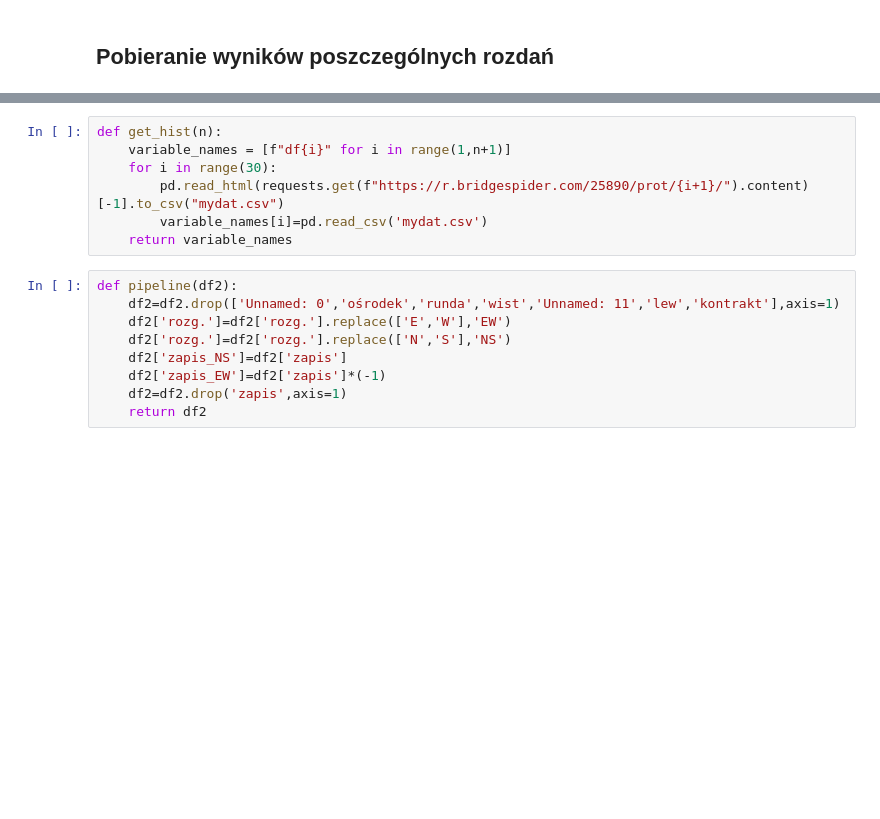
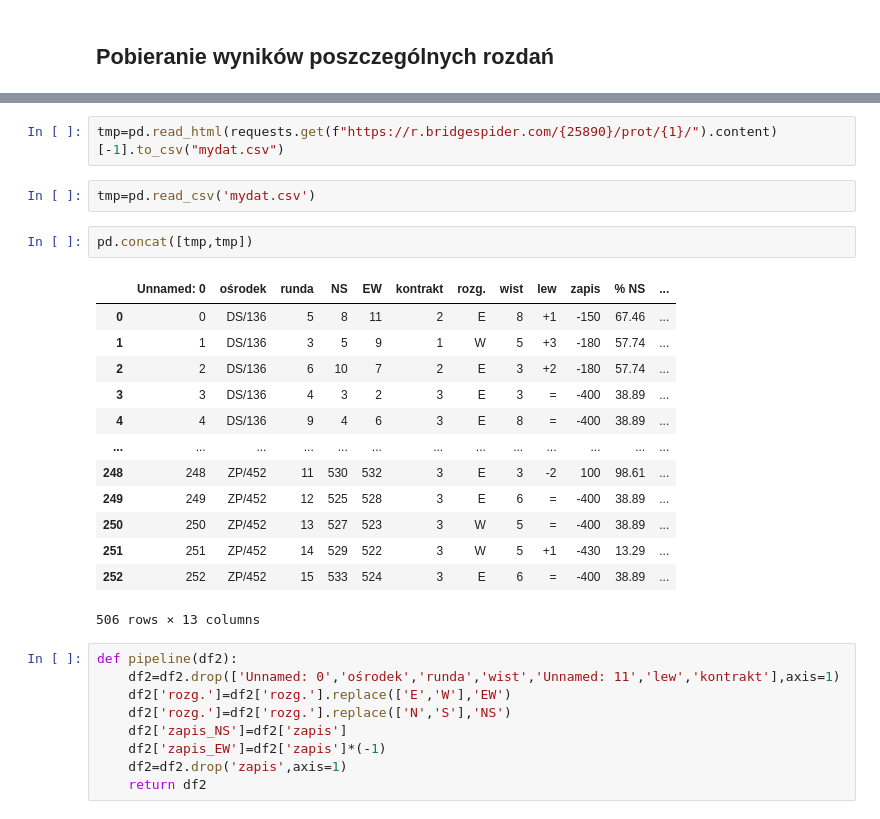
Before and after one commit to pokonek/BridgeApp, a Jupyter notebook: Web scrapping.ipynb, the cells around one changed output, grey strips where cells are left out. Saved outputs shown, nothing was run; the diff lists cells and outputs as text; blank space fills up the shorter version.

```diff
--- a/Web scrapping.ipynb
+++ b/Web scrapping.ipynb
@@ -36,10 +50,23 @@ def regex_trans_scores(df):
 # %%
-def get_hist(n):
-    variable_names = [f"df{i}" for i in range(1,n+1)]
-    for i in range(30):
-        pd.read_html(requests.get(f"https://r.bridgespider.com/25890/prot/{i+1}/").content)[-1].to_csv("mydat.csv")
-        variable_names[i]=pd.read_csv('mydat.csv')
-    return variable_names
+tmp=pd.read_html(requests.get(f"https://r.bridgespider.com/{25890}/prot/{1}/").content)[-1].to_csv("mydat.csv")
+# %%
+tmp=pd.read_csv('mydat.csv')
+# %%
+pd.concat([tmp,tmp])
+# %% [output]
+|  | Unnamed: 0 | ośrodek | runda | NS | EW | kontrakt | rozg. | wist | lew | zapis | % NS | ... |
+| 0 | 0 | DS/136 | 5 | 8 | 11 | 2 | E | 8 | +1 | -150 | 67.46 | ... |
+| 1 | 1 | DS/136 | 3 | 5 | 9 | 1 | W | 5 | +3 | -180 | 57.74 | ... |
+| 2 | 2 | DS/136 | 6 | 10 | 7 | 2 | E | 3 | +2 | -180 | 57.74 | ... |
+| 3 | 3 | DS/136 | 4 | 3 | 2 | 3 | E | 3 | = | -400 | 38.89 | ... |
+| 4 | 4 | DS/136 | 9 | 4 | 6 | 3 | E | 8 | = | -400 | 38.89 | ... |
+| ... | ... | ... | ... | ... | ... | ... | ... | ... | ... | ... | ... | ... |
+| 248 | 248 | ZP/452 | 11 | 530 | 532 | 3 | E | 3 | -2 | 100 | 98.61 | ... |
+| 249 | 249 | ZP/452 | 12 | 525 | 528 | 3 | E | 6 | = | -400 | 38.89 | ... |
+| 250 | 250 | ZP/452 | 13 | 527 | 523 | 3 | W | 5 | = | -400 | 38.89 | ... |
+| 251 | 251 | ZP/452 | 14 | 529 | 522 | 3 | W | 5 | +1 | -430 | 13.29 | ... |
+| 252 | 252 | ZP/452 | 15 | 533 | 524 | 3 | E | 6 | = | -400 | 38.89 | ... |
+506 rows × 13 columns
 # %%
 def pipeline(df2):
     df2=df2.drop(['Unnamed: 0','ośrodek','runda','wist','Unnamed: 11','lew','kontrakt'],axis=1)
```
Also changed, not shown: parts of 55 cells of this notebook, 6 other files.
